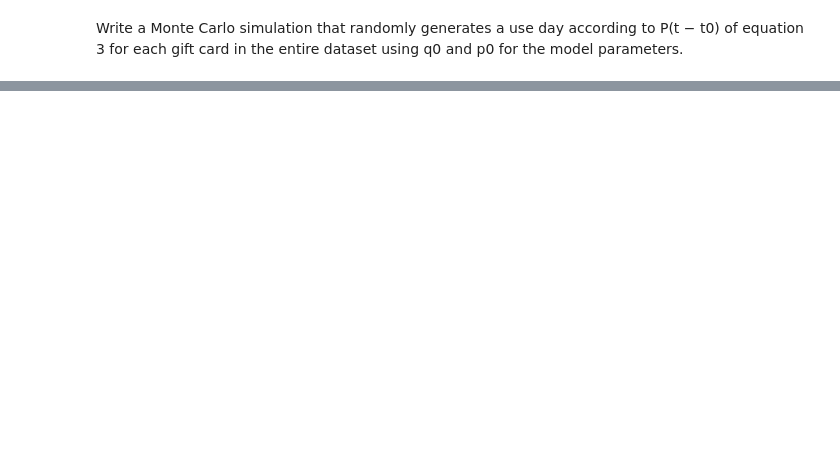
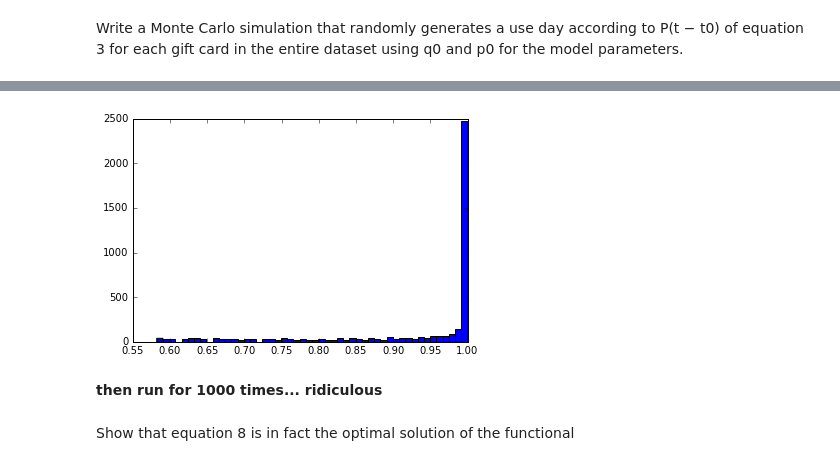
Before and after one commit to RFHO-BDSS/BDexamrevision, a Jupyter notebook: Revision/Exam Revision.ipynb, the cells around one changed output, grey strips where cells are left out. Cells and saved outputs as stored; diff of their text form; code cells hidden in the pictures; blank space fills up the shorter version.

```diff
--- a/Revision/Exam Revision.ipynb
+++ b/Revision/Exam Revision.ipynb
@@ -253,0 +353,9 @@ print "    num errors: ", len(MC_err)
+# %%
+plt.hist(MC_Pnevers,bins=50)
+plt.show()
+# %% [output]
+[figure, added]
+# %% [markdown]
+**then run for 1000 times... ridiculous**
+# %% [markdown]
+ Show that equation 8 is in fact the optimal solution of the functional
```
Also changed, not shown: parts of 20 cells of this notebook.
